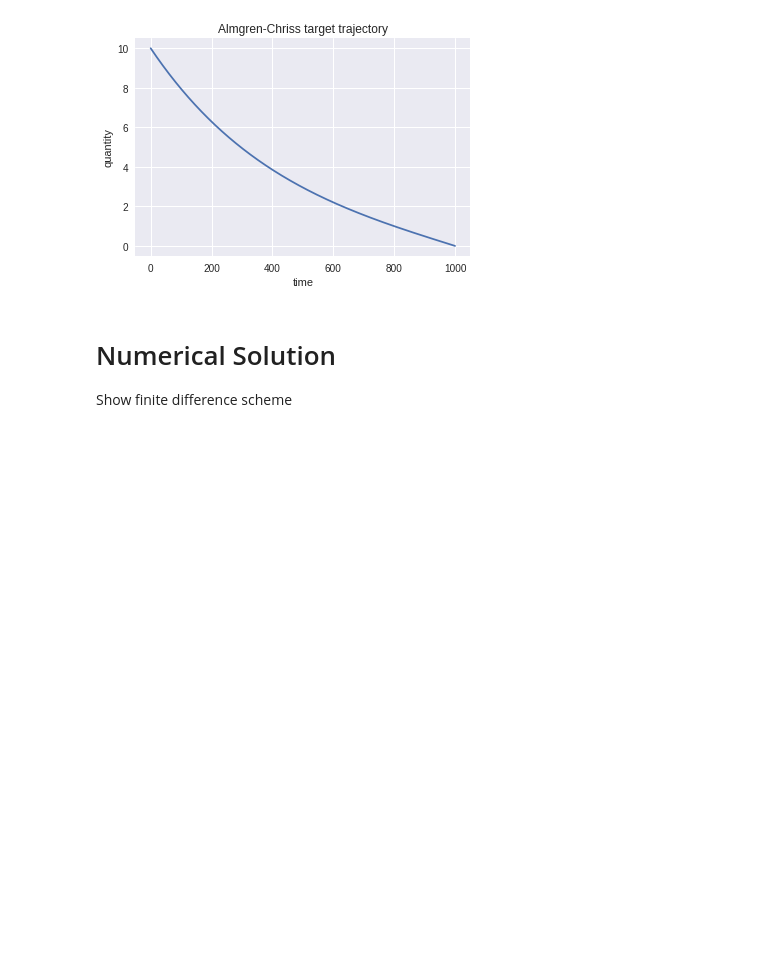
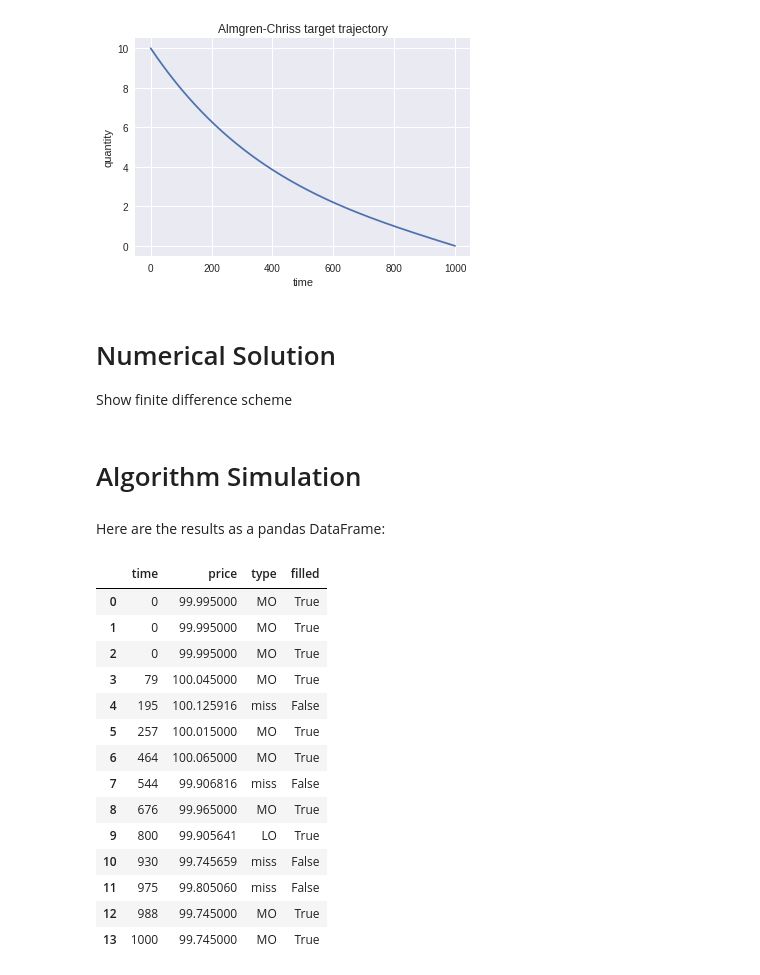
Before and after one commit to ethansbrown/jupyter-notebook-slides, a Jupyter notebook: lomo.ipynb, the cells around one changed output. Drawn from its saved outputs; the diff is of its cells as text; code cells hidden in the pictures; blank space fills up the shorter version.

```diff
--- a/lomo.ipynb
+++ b/lomo.ipynb
@@ -196,3 +195,5 @@ mo = (delta - (1/k-xi) > tolerance).argmin(axis=1)
 for i in range(len(mo) - 1):
     if mo[i] < mo[i+1]:
         mo[i] = mo[i+1]
+# %% [markdown]
+# Algorithm Simulation
@@ -198,0 +226,20 @@ for i in range(len(mo) - 1):
+# %% [markdown]
+Here are the results as a pandas DataFrame:
+# %%
+orders
+# %% [output]
+|  | time | price | type | filled |
+| 0 | 0 | 99.995000 | MO | True |
+| 1 | 0 | 99.995000 | MO | True |
+| 2 | 0 | 99.995000 | MO | True |
+| 3 | 79 | 100.045000 | MO | True |
+| 4 | 195 | 100.125916 | miss | False |
+| 5 | 257 | 100.015000 | MO | True |
+| 6 | 464 | 100.065000 | MO | True |
+| 7 | 544 | 99.906816 | miss | False |
+| 8 | 676 | 99.965000 | MO | True |
+| 9 | 800 | 99.905641 | LO | True |
+| 10 | 930 | 99.745659 | miss | False |
+| 11 | 975 | 99.805060 | miss | False |
+| 12 | 988 | 99.745000 | MO | True |
+| 13 | 1000 | 99.745000 | MO | True |
```
Also changed, not shown: parts of 7 cells of this notebook.
